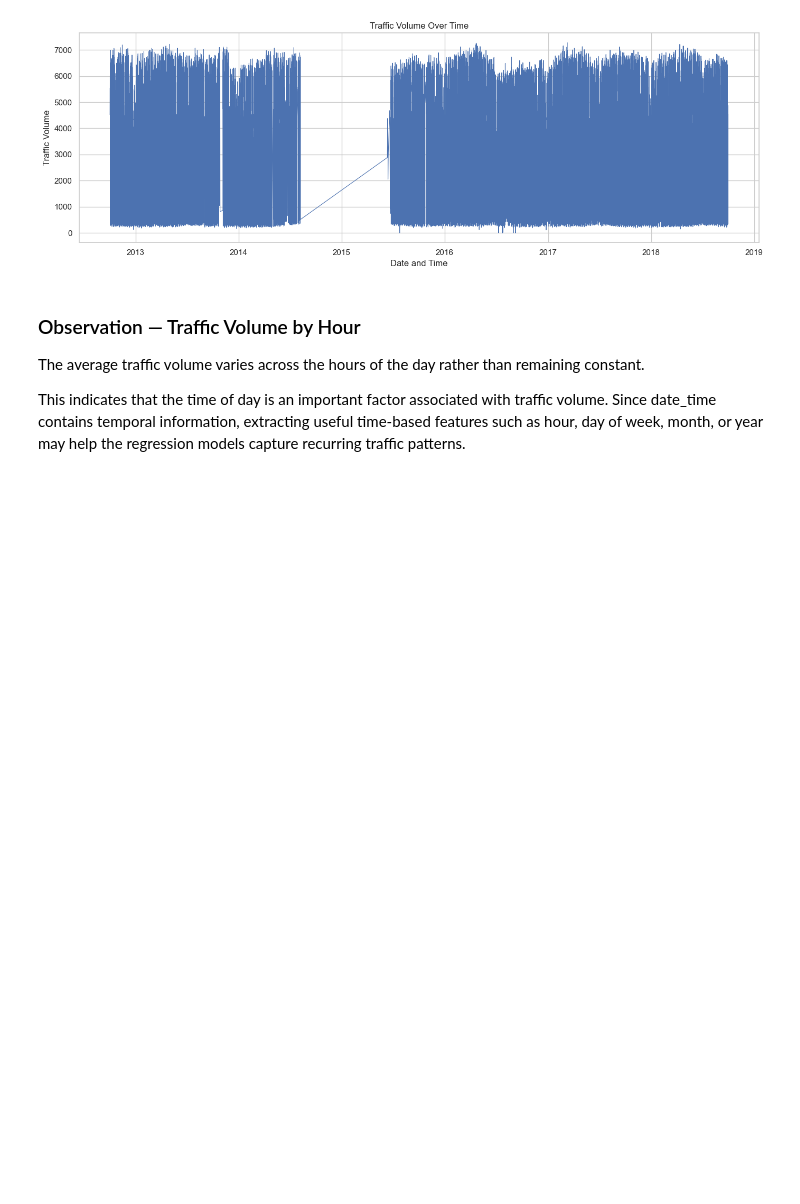
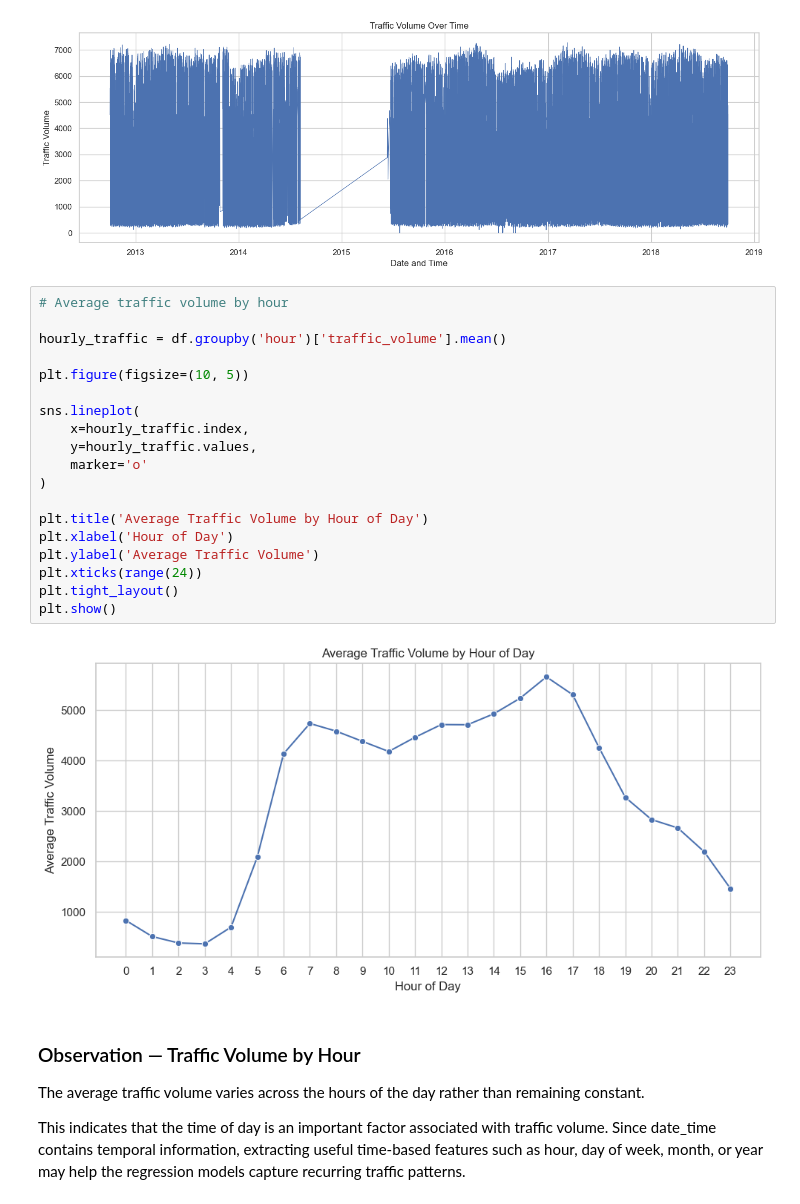
Before and after one commit to GaneshSarathi19/TrafficIntelligenceML, a Jupyter notebook: notebooks/regression.ipynb, the cells around one changed output. Saved outputs shown, nothing was run; the diff lists cells and outputs as text; blank space fills up the shorter version.

```diff
--- a/notebooks/regression.ipynb
+++ b/notebooks/regression.ipynb
@@ -566,6 +566,27 @@ plt.tight_layout()
 plt.show()
 # %% [output]
 [figure]
+# %%
+# Average traffic volume by hour
+
+hourly_traffic = df.groupby('hour')['traffic_volume'].mean()
+
+plt.figure(figsize=(10, 5))
+
+sns.lineplot(
+    x=hourly_traffic.index,
+    y=hourly_traffic.values,
+    marker='o'
+)
+
+plt.title('Average Traffic Volume by Hour of Day')
+plt.xlabel('Hour of Day')
+plt.ylabel('Average Traffic Volume')
+plt.xticks(range(24))
+plt.tight_layout()
+plt.show()
+# %% [output]
+[figure, added]
 # %% [markdown]
 ### Observation — Traffic Volume by Hour
 
```
Also changed, not shown: 1 other file.
